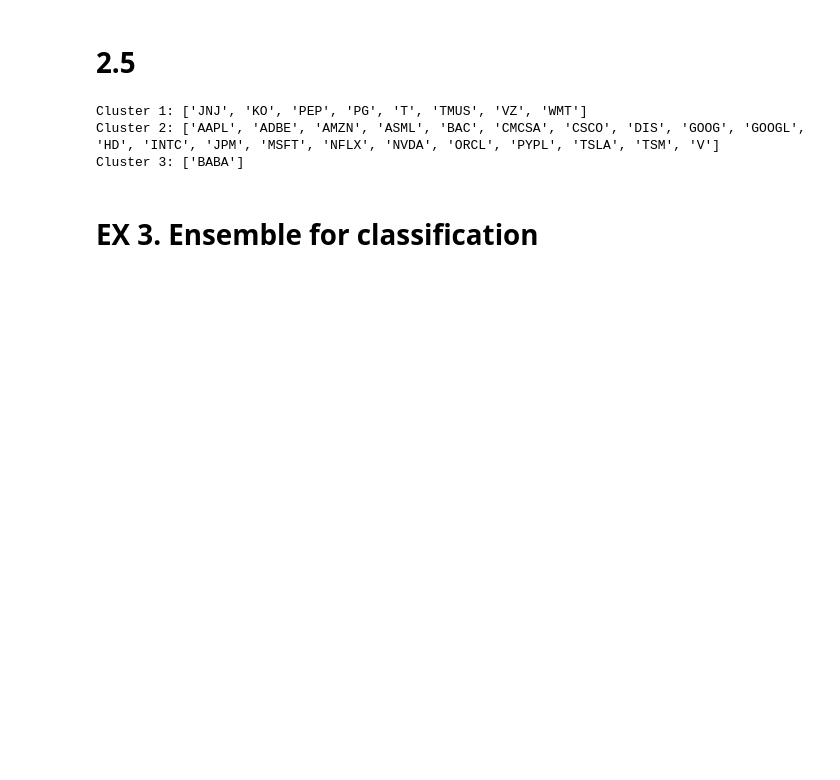
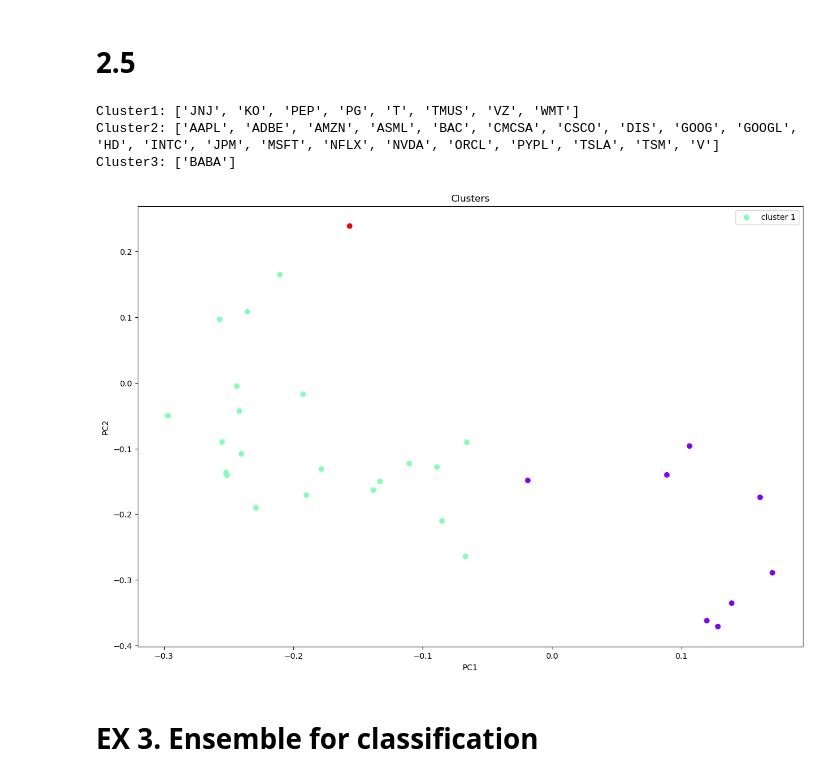
Before and after one commit to ntakirutimanapierre/The-Use-of-PCA-, a Jupyter notebook: pntakiru_DIAML_Assignment7.ipynb, the cells around one changed output. Drawn from its saved outputs; the diff is of its cells as text; code cells hidden in the pictures; blank space fills up the shorter version.

```diff
--- a/pntakiru_DIAML_Assignment7.ipynb
+++ b/pntakiru_DIAML_Assignment7.ipynb
@@ -239,3 +252,21 @@ plt.title('Euclidean Distance Matrix')
 plt.show()
 # %% [output]
 [figure]
+# %%
+from scipy.spatial.distance import pdist, squareform
+
+
+
+
+# Calculate pairwise distances
+pairwise_distances = pdist(correlation_matrix, metric='euclidean')  # You can choose a different metric if needed
+
+# Convert the pairwise distances to a square distance matrix
+distance_matrix = squareform(pairwise_distances)
+
+distances = pd.DataFrame(distance_matrix, index=correlation_matrix.columns, columns=correlation_matrix.columns)
+
+plt.figure(figsize=(18, 10))
+sns.heatmap(distances, annot=True, cmap='coolwarm')
+plt.title('Euclidean Distance Matrix')
+plt.show()
@@ -404,27 +437,48 @@ linkage_matrix = create_dendrogram(correlation_matrix, method='average', metric=
 # %%
 
 
 # Assuming you already have your linkage_matrix
 linkage_matrix = linkage_matrix
 
 # Set the number of clusters (you may need to adjust this based on your data)
 num_clusters = 3
 
 # Cut the dendrogram to form clusters
 clusters = fcluster(linkage_matrix, num_clusters, criterion='maxclust')
 
 # Assign each stock to its respective cluster
 stocks_by_cluster = {cluster: [] for cluster in set(clusters)}
 for stock, cluster in zip(correlation_matrix.columns, clusters):
     stocks_by_cluster[cluster].append(stock)
 
 # Display the stocks in each cluster
+clusters = {}
+
 for cluster, stocks in stocks_by_cluster.items():
-    print(f"Cluster {cluster}: {stocks}")
+    cluster_name = f'Cluster{cluster}'
+    clusters[cluster_name] = stocks
+    print(f"{cluster_name}: {stocks}")
+
+
+
+print('\n')
+hierarchy_cluster = AgglomerativeClustering(n_clusters=3, affinity='euclidean', linkage='average')
+
+# Fit the model to the data
+labels = hierarchy_cluster.fit_predict(distance_matrix)
+plt.figure(figsize=(15,10))
+plt.title("Clusters")
+plt.scatter(principal_components[0],principal_components[1] , c=labels, cmap='rainbow')
+plt.legend(('cluster 1', 'cluster 2', 'cluster 3'))
+plt.ylabel('PC2')
+plt.xlabel('PC1')
+plt.title('Clusters')
+plt.show()
 # %% [output]
-Cluster 1: ['JNJ', 'KO', 'PEP', 'PG', 'T', 'TMUS', 'VZ', 'WMT']
-Cluster 2: ['AAPL', 'ADBE', 'AMZN', 'ASML', 'BAC', 'CMCSA', 'CSCO', 'DIS', 'GOOG', 'GOOGL', 'HD', 'INTC', 'JPM', 'MSFT', 'NFLX', 'NVDA', 'ORCL', 'PYPL', 'TSLA', 'TSM', 'V']
-Cluster 3: ['BABA']
+Cluster1: ['JNJ', 'KO', 'PEP', 'PG', 'T', 'TMUS', 'VZ', 'WMT']
+Cluster2: ['AAPL', 'ADBE', 'AMZN', 'ASML', 'BAC', 'CMCSA', 'CSCO', 'DIS', 'GOOG', 'GOOGL', 'HD', 'INTC', 'JPM', 'MSFT', 'NFLX', 'NVDA', 'ORCL', 'PYPL', 'TSLA', 'TSM', 'V']
+Cluster3: ['BABA']
+[figure, added]
 # %% [markdown]
 # EX 3. Ensemble for classification
 # %% [markdown]
```
Also changed, not shown: parts of 16 cells of this notebook.
